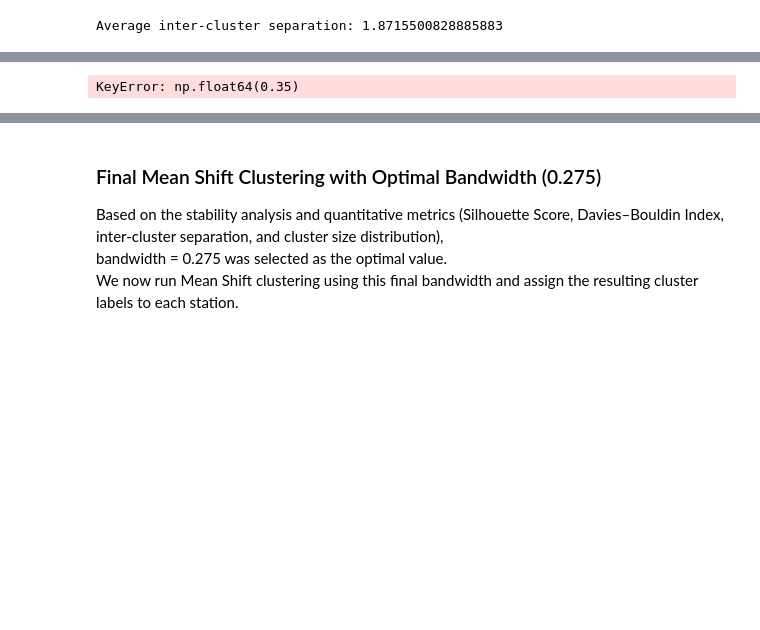
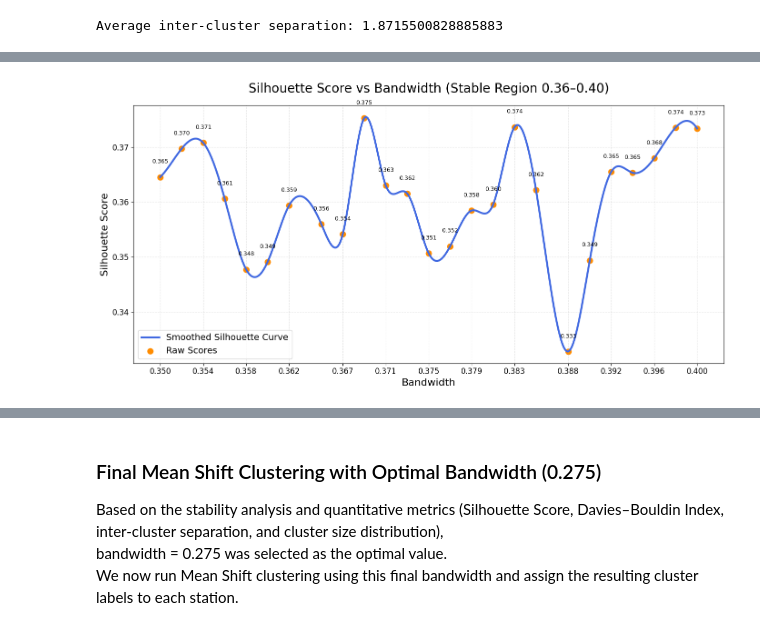
Before and after one commit to Andrejj23/city-bike, a Jupyter notebook: Georgios/mean_shift_clustering.ipynb, the cells around one changed output, grey strips where cells are left out. Drawn from its saved outputs; the diff is of its cells as text; code cells hidden in the pictures; blank space fills up the shorter version.

```diff
--- a/Georgios/mean_shift_clustering.ipynb
+++ b/Georgios/mean_shift_clustering.ipynb
@@ -273,25 +281,38 @@ cluster quality and the required cluster count.
 # %%
-# Prepare data for the plot
-sil_values = [scores[b] for b in bandwidth_candidates]
+# Keep only valid bandwidths (those with silhouette scores)
+valid_bandwidths = np.array([b for b in bandwidth_candidates if b in scores])
+valid_scores = np.array([scores[b] for b in valid_bandwidths])
 
-plt.figure(figsize=(10,6))
+# Smooth curve using spline interpolation
+x_smooth = np.linspace(valid_bandwidths.min(), valid_bandwidths.max(), 400)
+spline = make_interp_spline(valid_bandwidths, valid_scores, k=3)
+y_smooth = spline(x_smooth)
 
-# Line plot
-plt.plot(bandwidth_candidates, sil_values, marker='o', linewidth=2)
+plt.figure(figsize=(14, 7))
 
-# Annotate each point
-for x, y in zip(bandwidth_candidates, sil_values):
-    plt.text(x, y + 0.005, f"{y:.3f}", fontsize=10, ha='center')
+# Smooth curve
+plt.plot(x_smooth, y_smooth, color='royalblue', linewidth=3,
+         label='Smoothed Silhouette Curve')
 
-plt.title("Silhouette Score vs Bandwidth", fontsize=16)
-plt.xlabel("Bandwidth", fontsize=14)
-plt.ylabel("Silhouette Score", fontsize=14)
+# Raw points
+plt.scatter(valid_bandwidths, valid_scores, color='darkorange', s=80,
+            label='Raw Scores')
 
-plt.xticks(bandwidth_candidates, rotation=0, fontsize=12)
-plt.grid(True, alpha=0.3)
+# Annotate raw points
+for x, y in zip(valid_bandwidths, valid_scores):
+    plt.text(x, y + 0.0025, f"{y:.3f}", fontsize=9, ha='center')
 
+plt.title("Silhouette Score vs Bandwidth (Stable Region 0.36–0.40)", fontsize=20, pad=20)
+plt.xlabel("Bandwidth", fontsize=16)
+plt.ylabel("Silhouette Score", fontsize=16)
+
+plt.xticks(valid_bandwidths[::2], fontsize=12)
+plt.yticks(fontsize=12)
+
+plt.grid(True, linestyle='--', alpha=0.3)
+plt.legend(fontsize=14)
 plt.tight_layout()
 plt.show()
 # %% [output]
-KeyError: np.float64(0.35)
+[figure, added]
 # %% [markdown]
```
Also changed, not shown: parts of 6 cells of this notebook, 1 other file.
